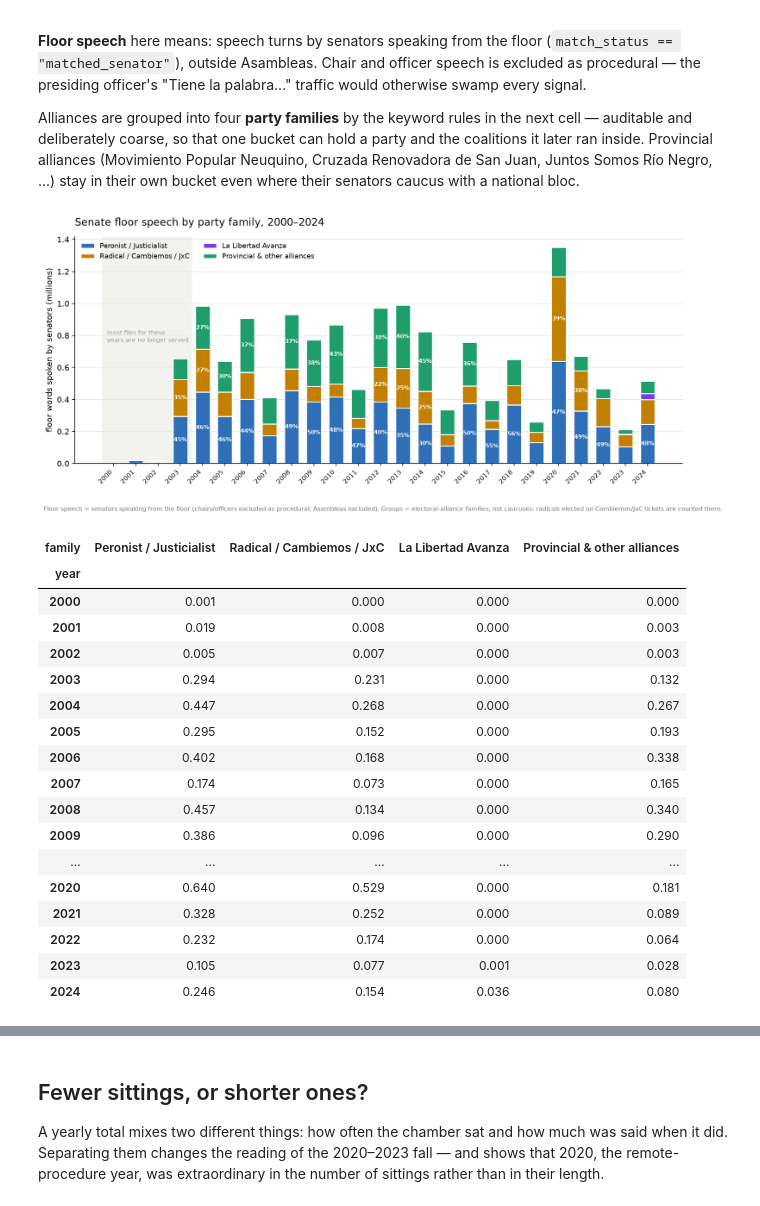
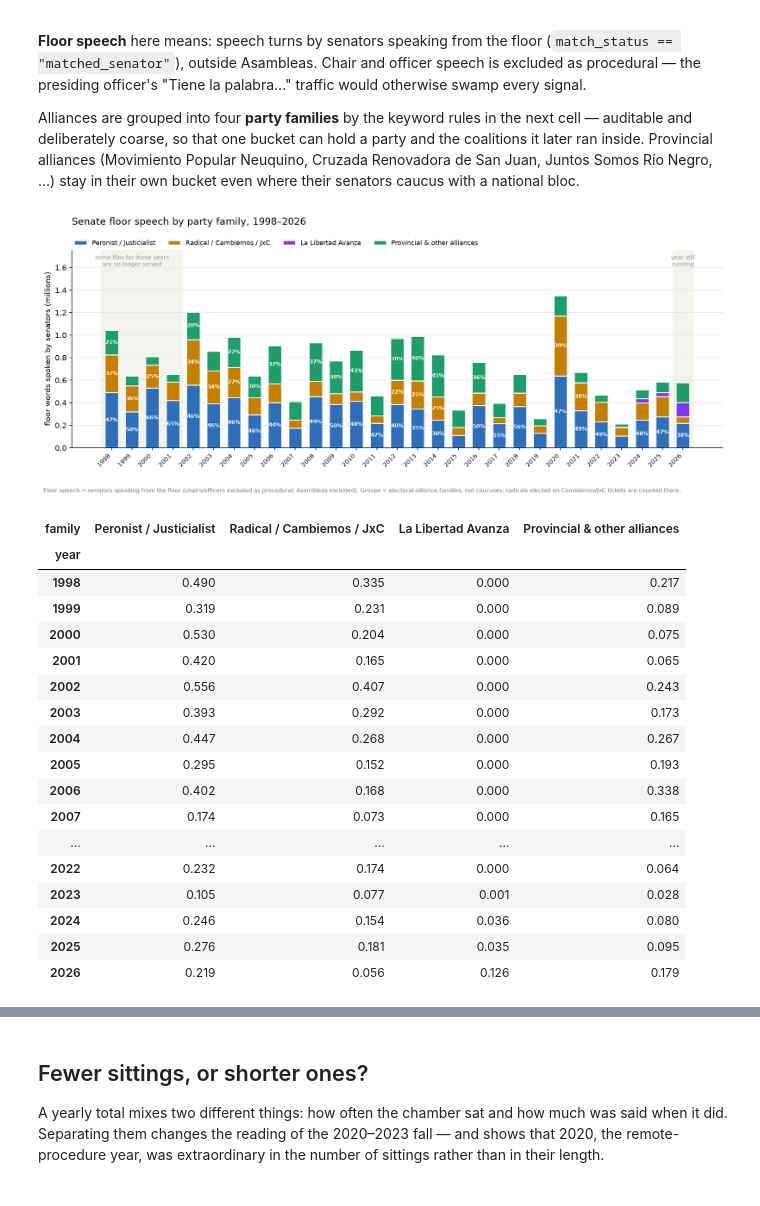
Before and after one commit to jpripamonti/ar_congress, a Jupyter notebook: notebooks/analysis.ipynb, the cells around one changed output, grey strips where cells are left out. Drawn from its saved outputs; the diff is of its cells as text; code cells hidden in the pictures.

```diff
--- a/notebooks/analysis.ipynb
+++ b/notebooks/analysis.ipynb
@@ -129,63 +161,70 @@ COLORS = {"Peronist / Justicialist": "#2E6FB8", "Radical / Cambiemos / JxC": "#C
 by_year = (floor.groupby(["year", "family"]).words.sum().unstack(fill_value=0)
            .reindex(columns=ORDER, fill_value=0) / 1e6)
 
-fig, ax = plt.subplots(figsize=(11.5, 5.0), dpi=150)
-ax.axvspan(min(PARTIAL_YEARS) - 0.5, max(PARTIAL_YEARS) + 0.5, color="#f2f2ef", zorder=0)
-ax.text(min(PARTIAL_YEARS) - 0.30, by_year.sum(axis=1).max() * 0.62,
-        "most files for these\nyears are no longer served",
-        fontsize=7.5, color="#999999", va="top")
+fig, ax = plt.subplots(figsize=(13.0, 5.0), dpi=150)
+shade_thin(ax)
+tallest = by_year.sum(axis=1).max()
+ax.set_ylim(0, tallest * 1.30)
+ax.text(sum(PARTIAL_YEARS) / len(PARTIAL_YEARS) - 0.5, tallest * 1.27,
+        "some files for these years\nare no longer served",
+        fontsize=7.5, color="#999999", ha="center", va="top")
+ax.text(YEAR_IN_PROGRESS, tallest * 1.27, "year still\nrunning",
+        fontsize=7.5, color="#999999", ha="center", va="top")
 
 bottom = pd.Series(0.0, index=by_year.index)
 for col in ORDER:
     ax.bar(by_year.index, by_year[col], bottom=bottom, width=0.66,
            color=COLORS[col], edgecolor="white", linewidth=1.2, label=col, zorder=2)
     seg = by_year[col]
     for x, (y0, h) in zip(by_year.index, zip(bottom, seg)):
         if h > 0.14 * by_year.sum(axis=1).max():
             ax.text(x, y0 + h / 2, f"{h / by_year.sum(axis=1)[x]:.0%}", ha="center", va="center",
                     color="white", fontsize=7, fontweight="bold", zorder=3)
     bottom += seg
 
-ax.set_title("Senate floor speech by party family, 2000–2024",
-             fontsize=13, loc="left", pad=14)
+ax.set_title("Senate floor speech by party family, 1998–2026",
+             fontsize=13, loc="left", pad=34)
 ax.set_ylabel("floor words spoken by senators (millions)")
 ax.set_xticks(list(by_year.index))
 ax.set_xticklabels(by_year.index, rotation=45, ha="right", fontsize=8)
 ax.yaxis.set_major_formatter(mtick.FormatStrFormatter("%.1f"))
 ax.grid(axis="y", color="#e6e6e3", linewidth=0.8)
 ax.set_axisbelow(True)
 for side in ("top", "right"):
     ax.spines[side].set_visible(False)
-ax.legend(frameon=False, fontsize=8.5, loc="upper left", ncol=2)
+# the legend runs along the top rather than inside the axes, which at 29 bars
+# leaves no free corner
+ax.legend(frameon=False, fontsize=8.5, ncol=4, loc="lower left",
+          bbox_to_anchor=(0, 1.005), borderaxespad=0)
 fig.text(0.01, -0.06,
          "Floor speech = senators speaking from the floor (chairs/officers excluded as procedural; Asambleas excluded). "
          "Groups = electoral-alliance families, not caucuses: radicals elected on Cambiemos/JxC tickets are counted there.",
          fontsize=7.5, color="#777777")
 fig.tight_layout()
 fig.savefig(ROOT / "figures" / "floor_words_by_year.png", bbox_inches="tight")
 plt.show()
 
 by_year.round(3)
 # %% [output]
-[figure, old version]
+[figure, new version]
 | family | Peronist / Justicialist | Radical / Cambiemos / JxC | La Libertad Avanza | Provincial & other alliances |
 | year |  |  |  |  |
-| 2000 | 0.001 | 0.000 | 0.000 | 0.000 |
-| 2001 | 0.019 | 0.008 | 0.000 | 0.003 |
-| 2002 | 0.005 | 0.007 | 0.000 | 0.003 |
-| 2003 | 0.294 | 0.231 | 0.000 | 0.132 |
+| 1998 | 0.490 | 0.335 | 0.000 | 0.217 |
+| 1999 | 0.319 | 0.231 | 0.000 | 0.089 |
+| 2000 | 0.530 | 0.204 | 0.000 | 0.075 |
+| 2001 | 0.420 | 0.165 | 0.000 | 0.065 |
+| 2002 | 0.556 | 0.407 | 0.000 | 0.243 |
+| 2003 | 0.393 | 0.292 | 0.000 | 0.173 |
 | 2004 | 0.447 | 0.268 | 0.000 | 0.267 |
 | 2005 | 0.295 | 0.152 | 0.000 | 0.193 |
 | 2006 | 0.402 | 0.168 | 0.000 | 0.338 |
 | 2007 | 0.174 | 0.073 | 0.000 | 0.165 |
-| 2008 | 0.457 | 0.134 | 0.000 | 0.340 |
-| 2009 | 0.386 | 0.096 | 0.000 | 0.290 |
 | ... | ... | ... | ... | ... |
-| 2020 | 0.640 | 0.529 | 0.000 | 0.181 |
-| 2021 | 0.328 | 0.252 | 0.000 | 0.089 |
 | 2022 | 0.232 | 0.174 | 0.000 | 0.064 |
 | 2023 | 0.105 | 0.077 | 0.001 | 0.028 |
 | 2024 | 0.246 | 0.154 | 0.036 | 0.080 |
+| 2025 | 0.276 | 0.181 | 0.035 | 0.095 |
+| 2026 | 0.219 | 0.056 | 0.126 | 0.179 |
 # %% [markdown]
 ## The same floor, grouped by caucus instead of by ticket
 
```
Also changed, not shown: parts of 12 cells of this notebook, 6 other files.
